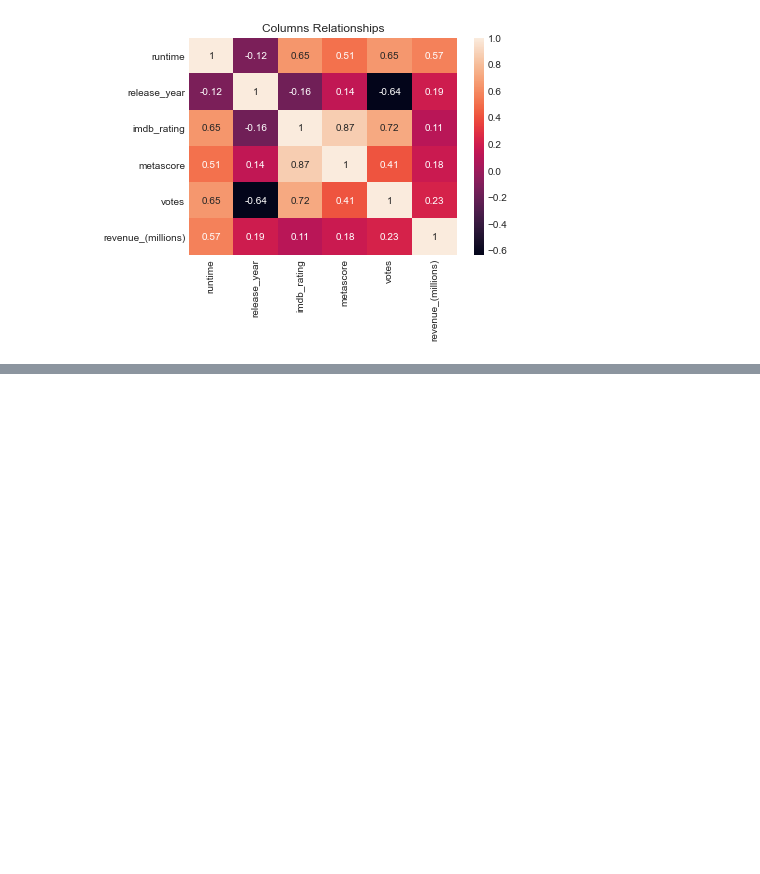
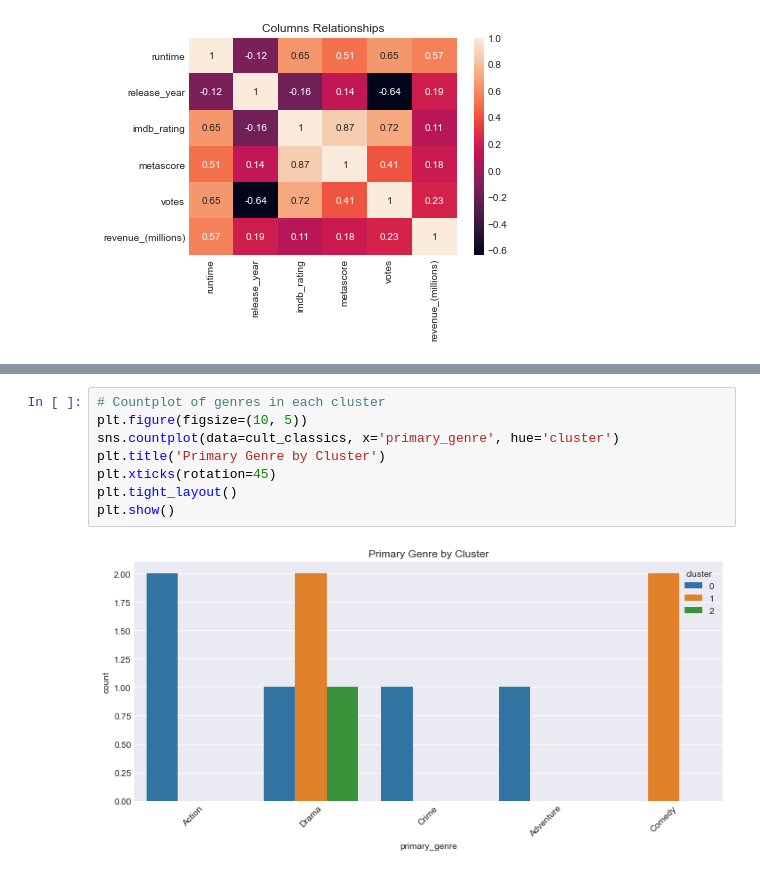
Before and after one commit to Assesa44/what_makes_a_cult_classic, a Jupyter notebook: notebook.ipynb, the cells around one changed output, grey strips where cells are left out. Drawn from its saved outputs; the diff is of its cells as text; blank space fills up the shorter version.

```diff
--- a/notebook.ipynb
+++ b/notebook.ipynb
@@ -239,0 +400,10 @@ plt.show()
+# %%
+# Countplot of genres in each cluster
+plt.figure(figsize=(10, 5))
+sns.countplot(data=cult_classics, x='primary_genre', hue='cluster')
+plt.title('Primary Genre by Cluster')
+plt.xticks(rotation=45)
+plt.tight_layout()
+plt.show()
+# %% [output]
+[figure, added]
```
Also changed, not shown: parts of 19 cells of this notebook.
